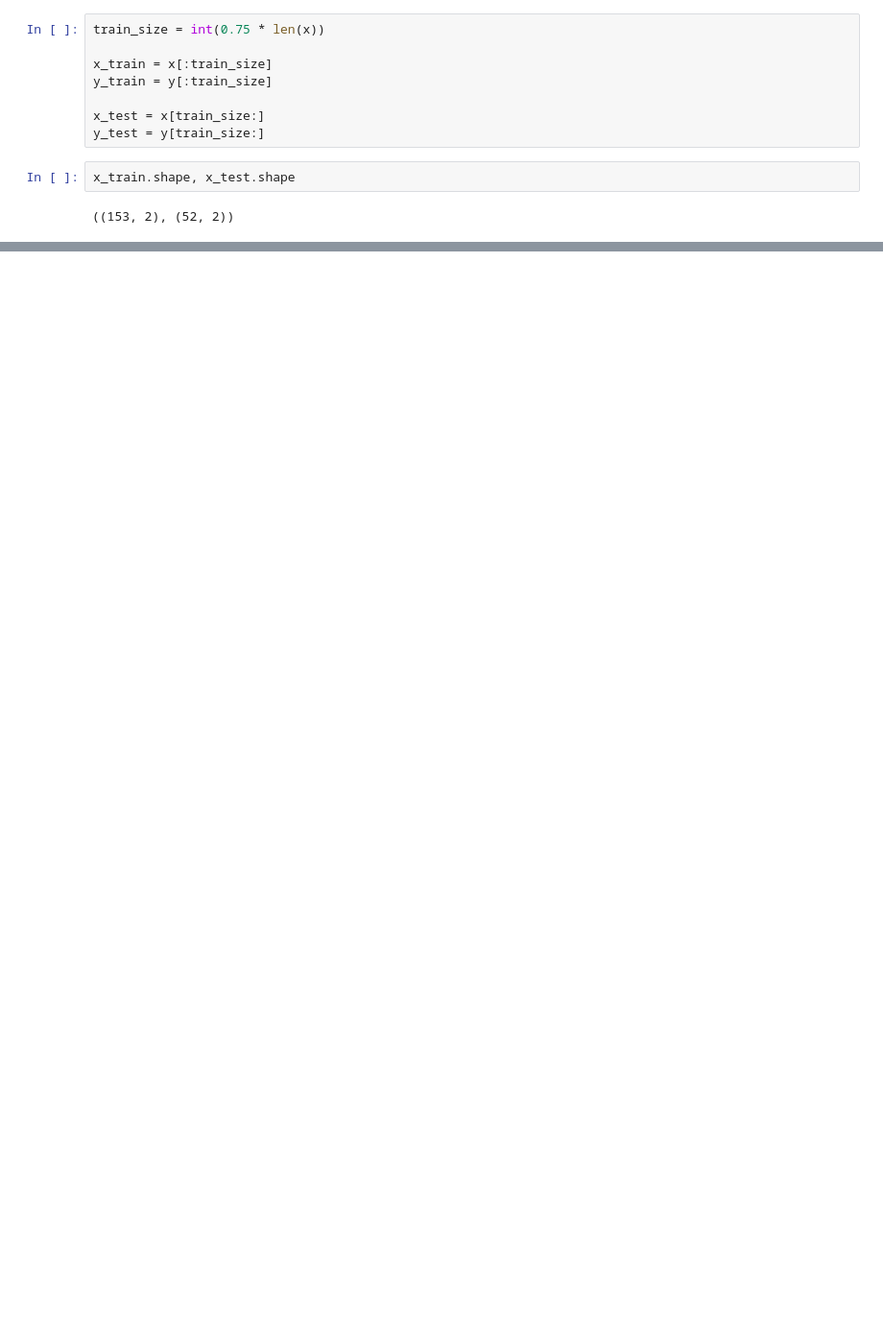
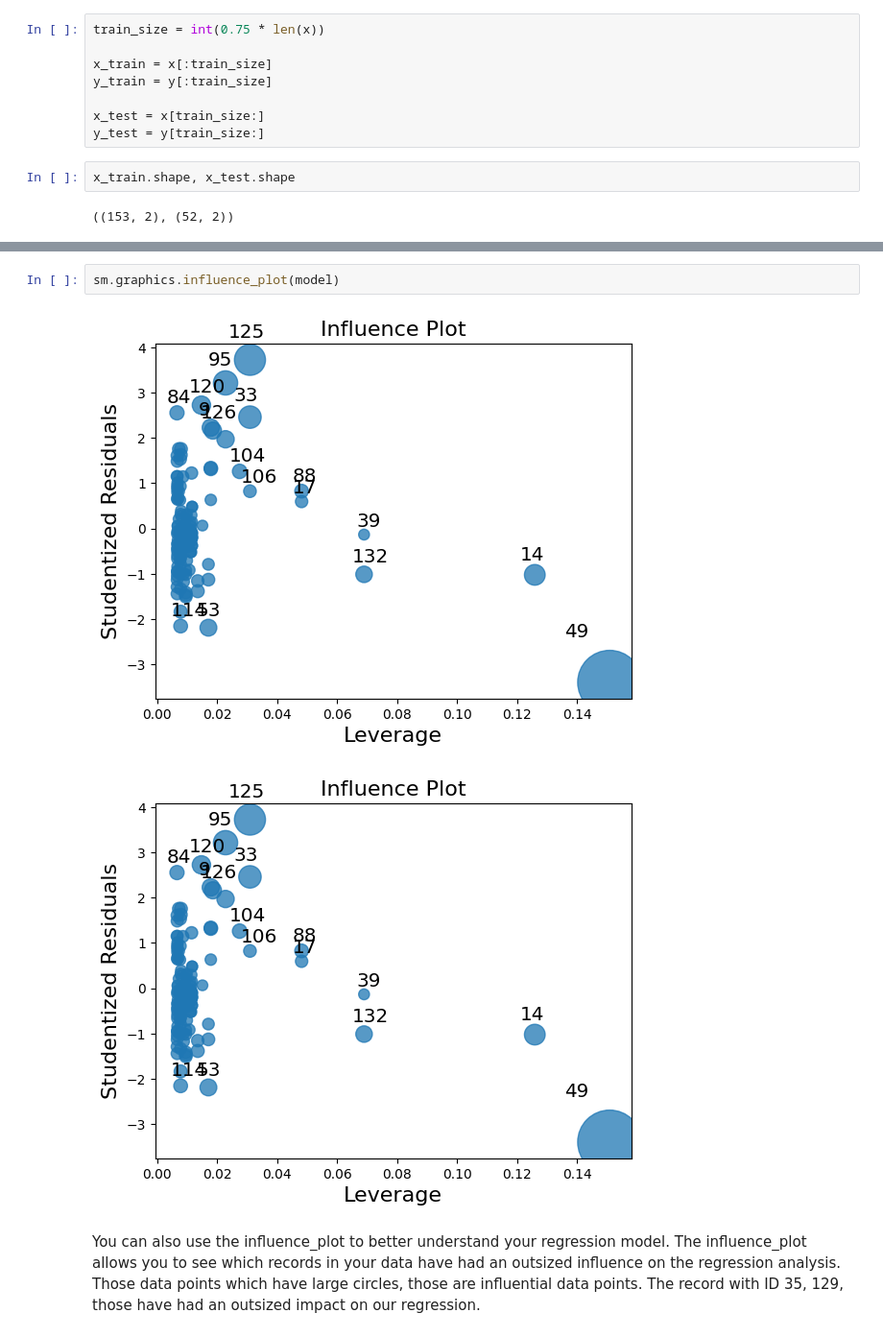
Before and after one commit to mohammad-agus/linear_regression_ols_using_python_statsmodels, a Jupyter notebook: linear_regression_ols_v1.ipynb, the cells around one changed output, grey strips where cells are left out. Shown at 96% size. Saved outputs shown, nothing was run; the diff lists cells and outputs as text; blank space fills up the shorter version.

```diff
--- a/linear_regression_ols_v1.ipynb
+++ b/linear_regression_ols_v1.ipynb
@@ -115,0 +158,7 @@ x_train.shape, x_test.shape
+# %%
+sm.graphics.influence_plot(model)
+# %% [output]
+[figure, added]
+[figure, added]
+# %% [markdown]
+You can also use the influence_plot to better understand your regression model. The influence_plot allows you to see which records in your data have had an outsized influence on the regression analysis. Those data points which have large circles, those are influential data points. The record with ID 35, 129, those have had an outsized impact on our regression.
```
Also changed, not shown: parts of 9 cells of this notebook.
